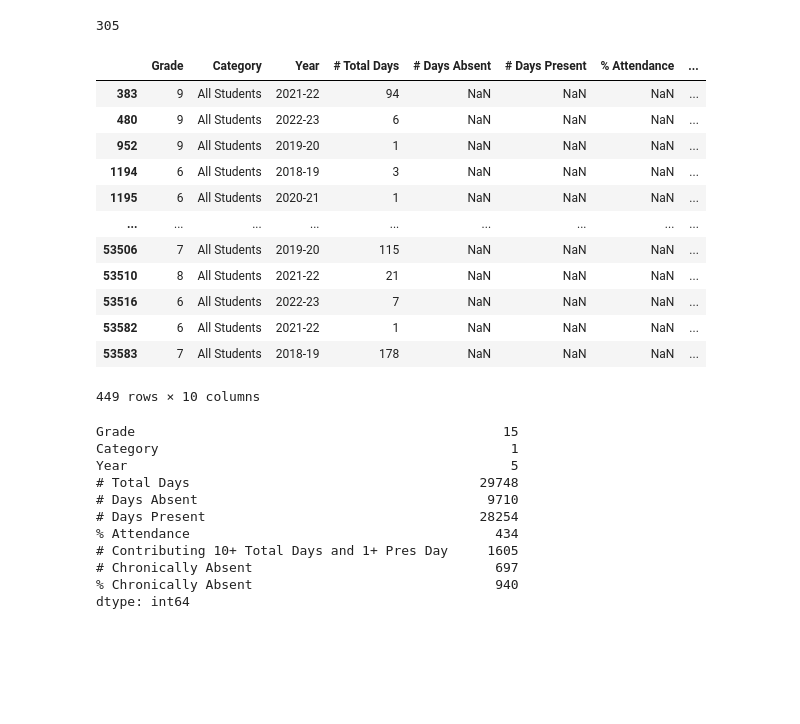
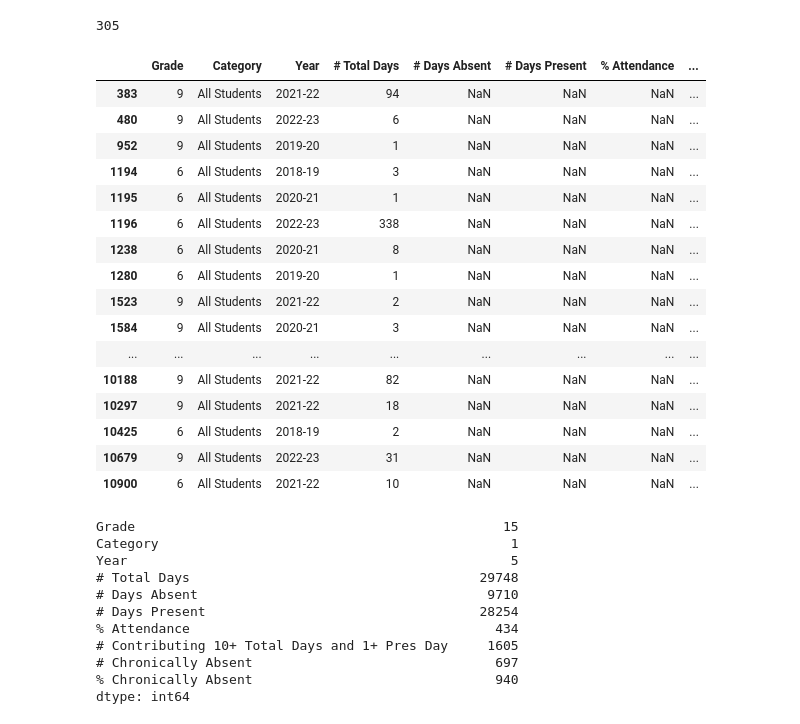
Before and after one commit to Mrfunderburker/Education-Capstone, a Jupyter notebook: code/jacquelene_eda.ipynb, the cells around one changed output. Saved outputs shown, nothing was run; the diff lists cells and outputs as text; code cells hidden in the pictures; blank space fills up the shorter version.

Commit message:
another updated to absenteeism eda

```diff
--- a/code/jacquelene_eda.ipynb
+++ b/code/jacquelene_eda.ipynb
@@ -191,21 +191,25 @@ absent_df.duplicated().sum()
 # %% [output]
 305
 # %%
-absent_df[absent_df.duplicated(keep=False)]
+absent_df[absent_df.duplicated(keep=False)].head(50)
 # %% [output]
 |  | Grade | Category | Year | # Total Days | # Days Absent | # Days Present | % Attendance | ... |
 | 383 | 9 | All Students | 2021-22 | 94 | NaN | NaN | NaN | ... |
 | 480 | 9 | All Students | 2022-23 | 6 | NaN | NaN | NaN | ... |
 | 952 | 9 | All Students | 2019-20 | 1 | NaN | NaN | NaN | ... |
 | 1194 | 6 | All Students | 2018-19 | 3 | NaN | NaN | NaN | ... |
 | 1195 | 6 | All Students | 2020-21 | 1 | NaN | NaN | NaN | ... |
+| 1196 | 6 | All Students | 2022-23 | 338 | NaN | NaN | NaN | ... |
+| 1238 | 6 | All Students | 2020-21 | 8 | NaN | NaN | NaN | ... |
+| 1280 | 6 | All Students | 2019-20 | 1 | NaN | NaN | NaN | ... |
+| 1523 | 9 | All Students | 2021-22 | 2 | NaN | NaN | NaN | ... |
+| 1584 | 9 | All Students | 2020-21 | 3 | NaN | NaN | NaN | ... |
 | ... | ... | ... | ... | ... | ... | ... | ... | ... |
-| 53506 | 7 | All Students | 2019-20 | 115 | NaN | NaN | NaN | ... |
-| 53510 | 8 | All Students | 2021-22 | 21 | NaN | NaN | NaN | ... |
-| 53516 | 6 | All Students | 2022-23 | 7 | NaN | NaN | NaN | ... |
-| 53582 | 6 | All Students | 2021-22 | 1 | NaN | NaN | NaN | ... |
-| 53583 | 7 | All Students | 2018-19 | 178 | NaN | NaN | NaN | ... |
+| 10188 | 9 | All Students | 2021-22 | 82 | NaN | NaN | NaN | ... |
+| 10297 | 9 | All Students | 2021-22 | 18 | NaN | NaN | NaN | ... |
+| 10425 | 6 | All Students | 2018-19 | 2 | NaN | NaN | NaN | ... |
+| 10679 | 9 | All Students | 2022-23 | 31 | NaN | NaN | NaN | ... |
+| 10900 | 6 | All Students | 2021-22 | 10 | NaN | NaN | NaN | ... |
-449 rows × 10 columns
 # %%
 # check for unique values in each column
 absent_df.nunique()
```
